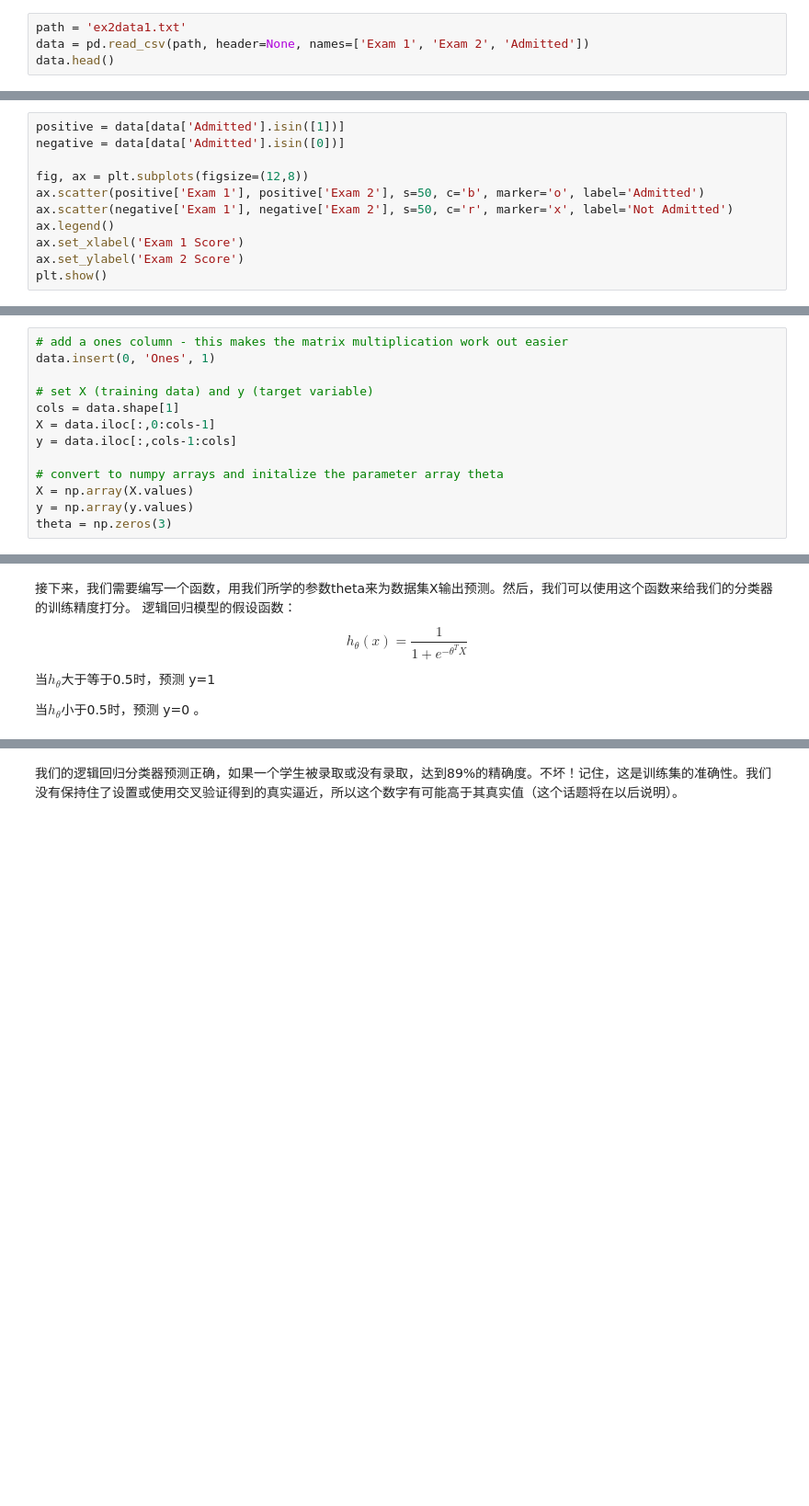
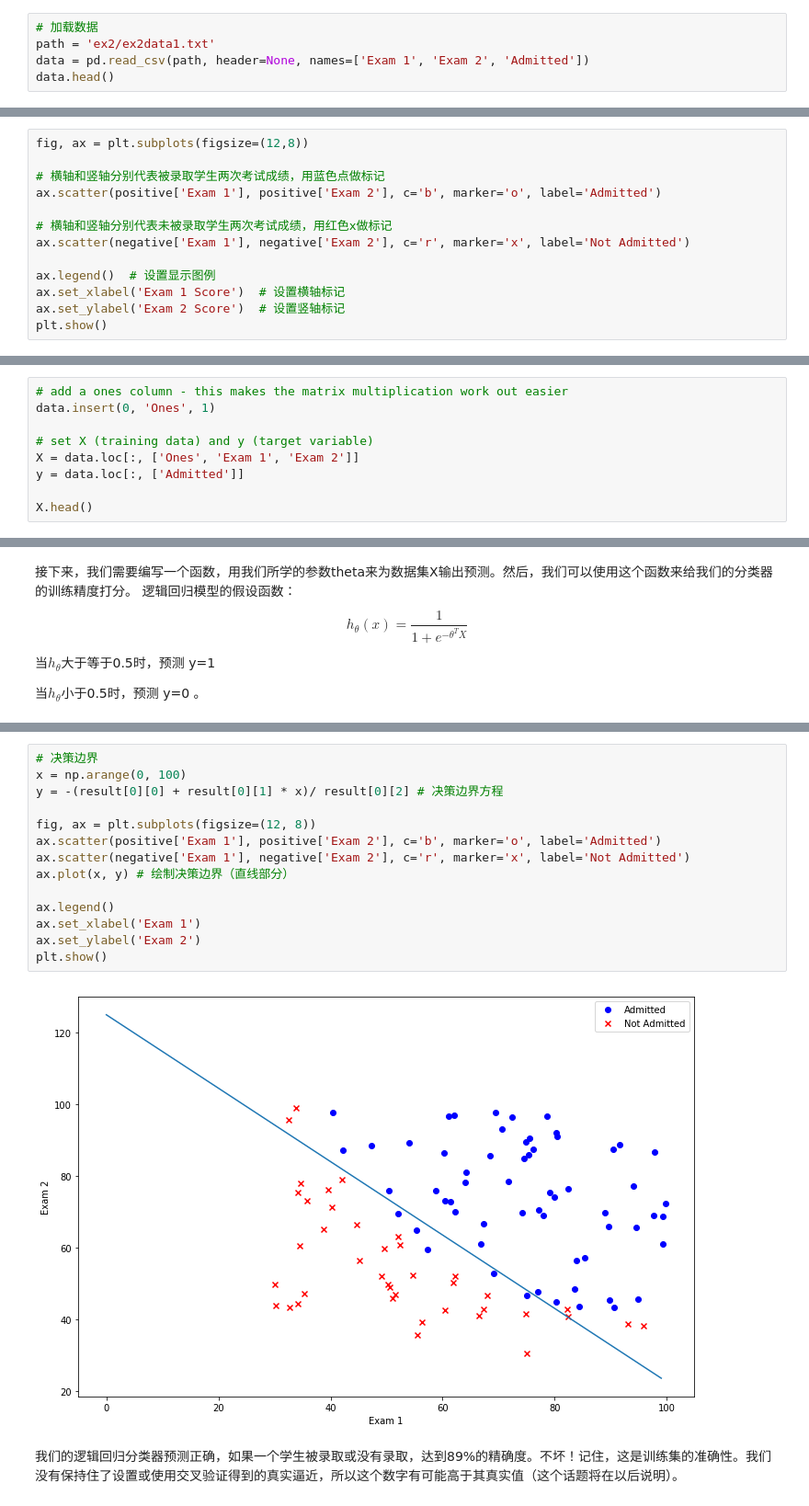
Before and after one commit to PowersYang/Coursera_ML_Exercise, a Jupyter notebook: machine-learning-ex2/ex2.ipynb, the cells around one changed output, grey strips where cells are left out. Shown at 92% size. Cells and saved outputs as stored; diff of their text form; blank space fills up the shorter version.

```diff
--- a/machine-learning-ex2/ex2.ipynb
+++ b/machine-learning-ex2/ex2.ipynb
@@ -11,7 +11,8 @@ import numpy as np
 import pandas as pd
 import matplotlib.pyplot as plt
 # %%
-path = 'ex2data1.txt'
+# 加载数据
+path = 'ex2/ex2data1.txt'
 data = pd.read_csv(path, header=None, names=['Exam 1', 'Exam 2', 'Admitted'])
 data.head()
 # %% [output]
@@ -26,13 +49,15 @@ data.head()
 # %%
-positive = data[data['Admitted'].isin([1])]
-negative = data[data['Admitted'].isin([0])]
+fig, ax = plt.subplots(figsize=(12,8))
 
-fig, ax = plt.subplots(figsize=(12,8))
-ax.scatter(positive['Exam 1'], positive['Exam 2'], s=50, c='b', marker='o', label='Admitted')
-ax.scatter(negative['Exam 1'], negative['Exam 2'], s=50, c='r', marker='x', label='Not Admitted')
-ax.legend()
-ax.set_xlabel('Exam 1 Score')
-ax.set_ylabel('Exam 2 Score')
+# 横轴和竖轴分别代表被录取学生两次考试成绩，用蓝色点做标记
+ax.scatter(positive['Exam 1'], positive['Exam 2'], c='b', marker='o', label='Admitted')
+
+# 横轴和竖轴分别代表未被录取学生两次考试成绩，用红色x做标记
+ax.scatter(negative['Exam 1'], negative['Exam 2'], c='r', marker='x', label='Not Admitted')
+
+ax.legend()  # 设置显示图例
+ax.set_xlabel('Exam 1 Score')  # 设置横轴标记
+ax.set_ylabel('Exam 2 Score')  # 设置竖轴标记
 plt.show()
 # %% [output]
 [figure]
@@ -75,11 +100,7 @@ def cost(theta, X, y):
 data.insert(0, 'Ones', 1)
 
 # set X (training data) and y (target variable)
-cols = data.shape[1]
-X = data.iloc[:,0:cols-1]
-y = data.iloc[:,cols-1:cols]
+X = data.loc[:, ['Ones', 'Exam 1', 'Exam 2']]
+y = data.loc[:, ['Admitted']]
 
-# convert to numpy arrays and initalize the parameter array theta
-X = np.array(X.values)
-y = np.array(y.values)
-theta = np.zeros(3)
+X.head()
@@ -164,5 +209,21 @@ print ('accuracy = {0}%'.format(accuracy))
 # %% [output]
 accuracy = 89%
+# %%
+# 决策边界
+x = np.arange(0, 100)
+y = -(result[0][0] + result[0][1] * x)/ result[0][2] # 决策边界方程
+
+fig, ax = plt.subplots(figsize=(12, 8))
+ax.scatter(positive['Exam 1'], positive['Exam 2'], c='b', marker='o', label='Admitted')
+ax.scatter(negative['Exam 1'], negative['Exam 2'], c='r', marker='x', label='Not Admitted')
+ax.plot(x, y) # 绘制决策边界（直线部分）
+
+ax.legend()
+ax.set_xlabel('Exam 1')
+ax.set_ylabel('Exam 2')
+plt.show()
+# %% [output]
+[figure, added]
 # %% [markdown]
 我们的逻辑回归分类器预测正确，如果一个学生被录取或没有录取，达到89%的精确度。不坏！记住，这是训练集的准确性。我们没有保持住了设置或使用交叉验证得到的真实逼近，所以这个数字有可能高于其真实值（这个话题将在以后说明）。
 # %% [markdown]
```
Also changed, not shown: parts of 23 cells of this notebook.
